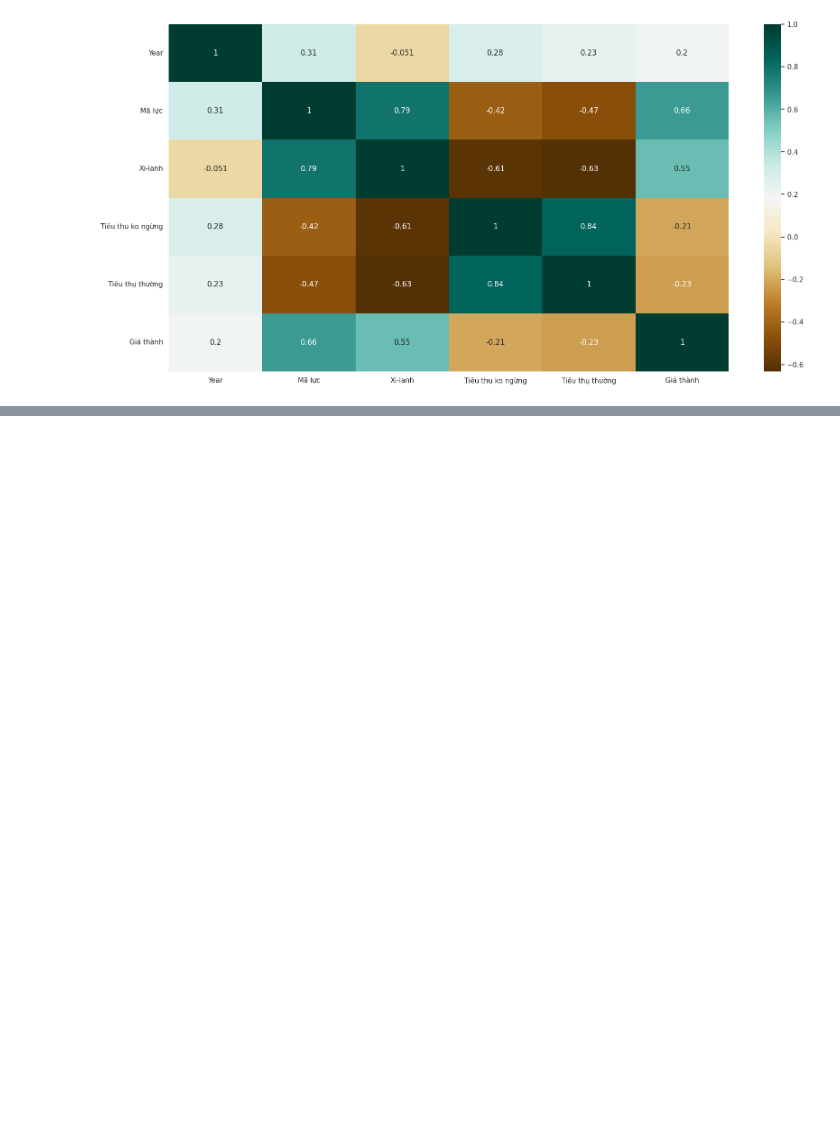
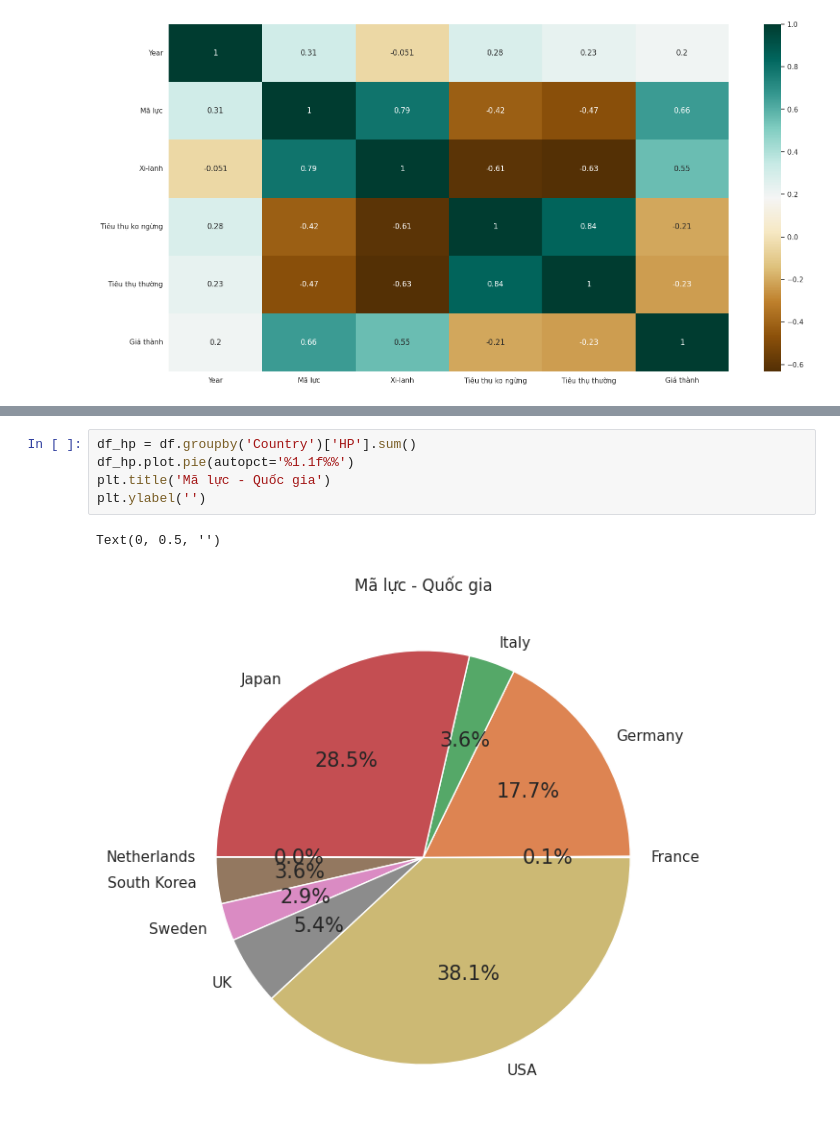
Before and after one commit to LeDongAnhKiet/House_Pricing_Prediction, a Jupyter notebook: Basic.ipynb, the cells around one changed output, grey strips where cells are left out. Saved outputs shown, nothing was run; the diff lists cells and outputs as text; blank space fills up the shorter version.

```diff
--- a/Basic.ipynb
+++ b/Basic.ipynb
@@ -171,0 +263,8 @@ sns.heatmap(c, cmap='BrBG', annot=True) # Biểu đồ thể hiện độ tươn
+# %%
+df_hp = df.groupby('Country')['HP'].sum()
+df_hp.plot.pie(autopct='%1.1f%%')
+plt.title('Mã lực - Quốc gia')
+plt.ylabel('')
+# %% [output]
+Text(0, 0.5, '')
+[figure, added]
```
Also changed, not shown: parts of 7 cells of this notebook.
